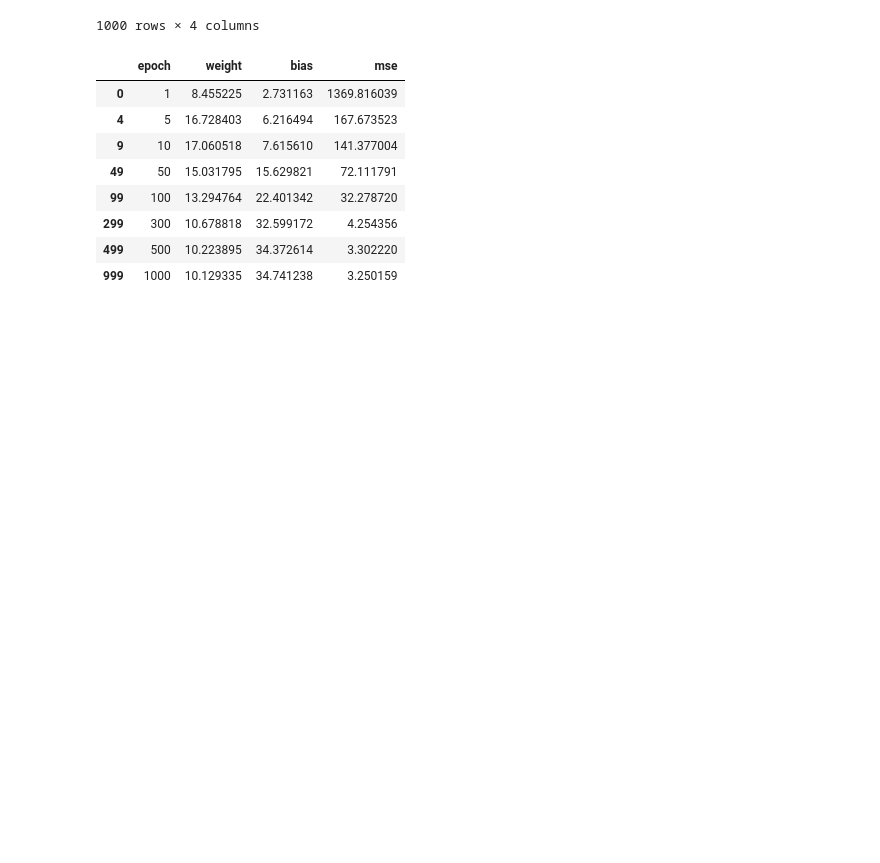
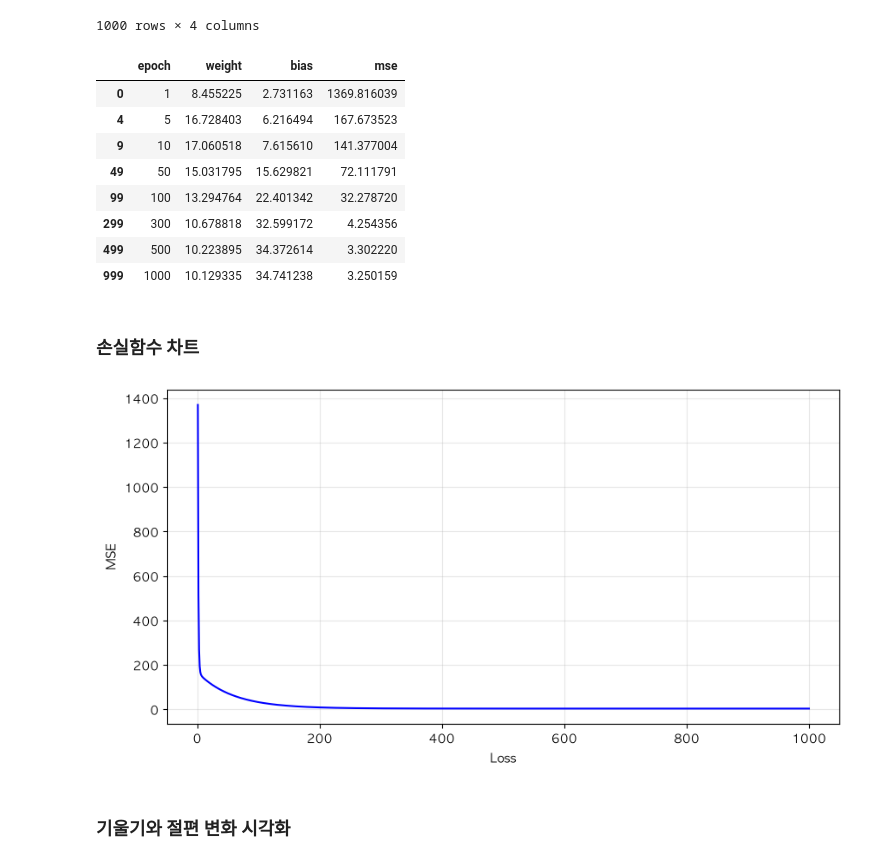
Before and after one commit to IndieGameMaker/kant_ml, a Jupyter notebook: 03_ml.ipynb, the cells around one changed output. Cells and saved outputs as stored; diff of their text form; code cells hidden in the pictures; blank space fills up the shorter version.

```diff
--- a/03_ml.ipynb
+++ b/03_ml.ipynb
@@ -247,3 +247,23 @@ history_df[ history_df["epoch"].isin([1,5,10,50,100,300,500,1000]) ]
 | 299 | 300 | 10.678818 | 32.599172 | 4.254356 |
 | 499 | 500 | 10.223895 | 34.372614 | 3.302220 |
 | 999 | 1000 | 10.129335 | 34.741238 | 3.250159 |
+# %% [markdown]
+### 손실함수 차트
+# %%
+plt.figure(figsize=(10,5))
+
+# Epoch에 따른 MSE 변화
+plt.plot(
+    history_df["epoch"],
+    history_df["mse"],
+    color="blue",
+    label="학습 손실(Traing Loss)"
+)
+plt.xlabel("Loss")
+plt.ylabel("MSE")
+plt.grid(alpha=0.3)
+plt.show()
+# %% [output]
+[figure, added]
+# %% [markdown]
+### 기울기와 절편 변화 시각화
```
Also changed, not shown: parts of 1 cell of this notebook.
